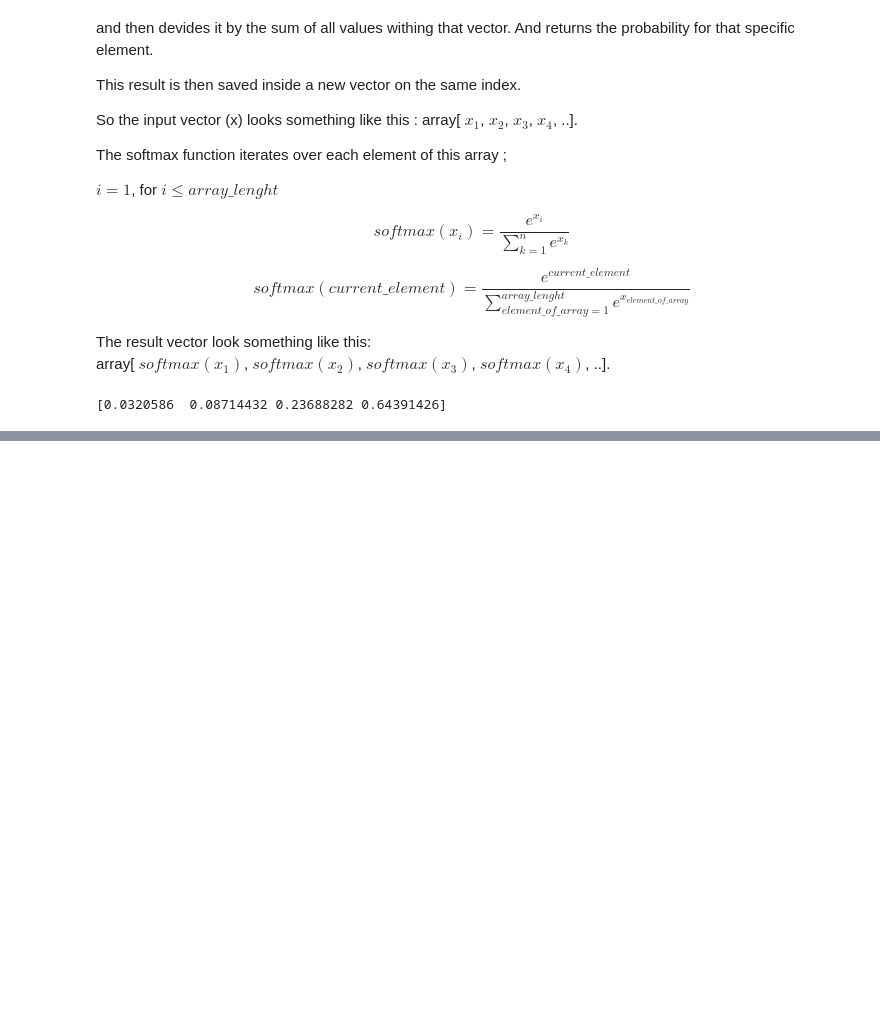
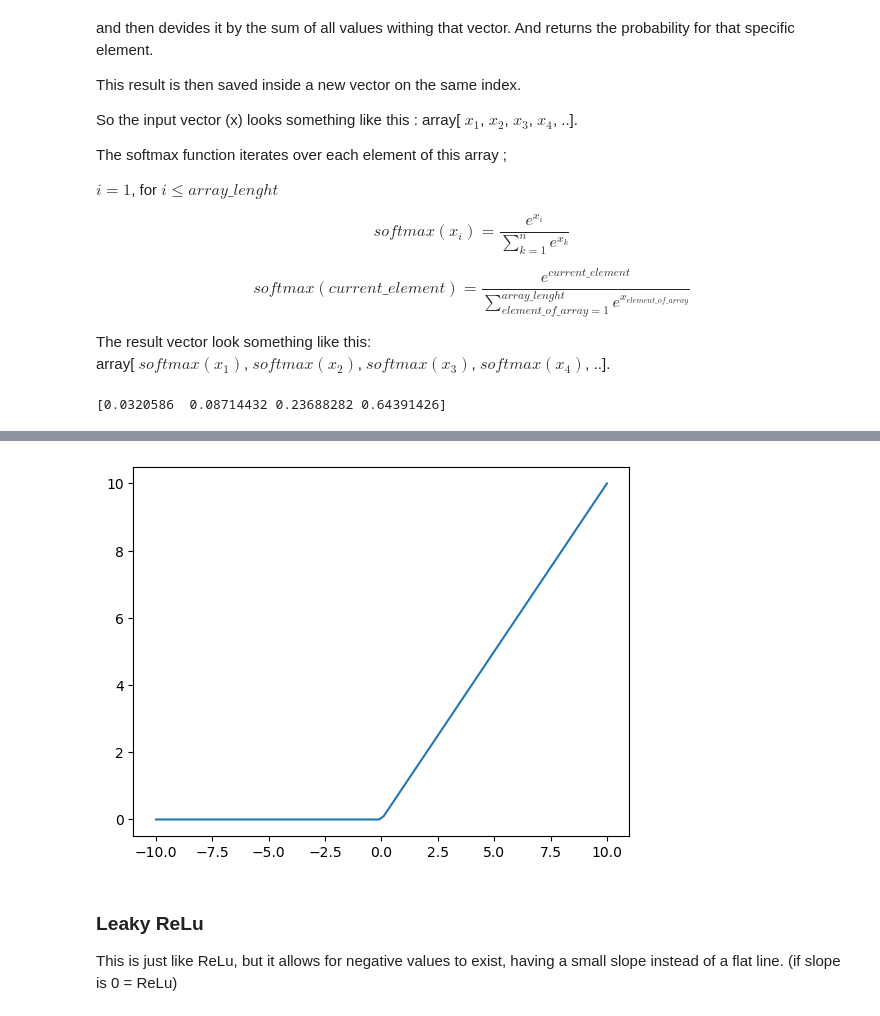
Before and after one commit to undefinedcreature01/dl, a Jupyter notebook: notebooks/00_pytorch_activation_functions.ipynb, the cells around one changed output, grey strips where cells are left out. Drawn from its saved outputs; the diff is of its cells as text; code cells hidden in the pictures; blank space fills up the shorter version.

```diff
--- a/notebooks/00_pytorch_activation_functions.ipynb
+++ b/notebooks/00_pytorch_activation_functions.ipynb
@@ -149,0 +156,20 @@ print(propability_array)
+# %%
+def ReLu(x):
+    return max(0,x)
+# %%
+# mapped values ; what we get when we put an x into out function
+y_axis = [] #the loss
+
+# for each x value we want to map - we run the function
+for x in x_axis:
+    y_axis.append(ReLu(x))
+# %%
+# draw
+plt.plot(x_axis, y_axis)
+plt.show()
+# %% [output]
+[figure, added]
+# %% [markdown]
+### Leaky ReLu
+
+This is just like ReLu, but it allows for negative values to exist, having a small slope instead of a flat line. (if slope is 0 = ReLu)
```
Also changed, not shown: parts of 5 cells of this notebook, 8 other files.
